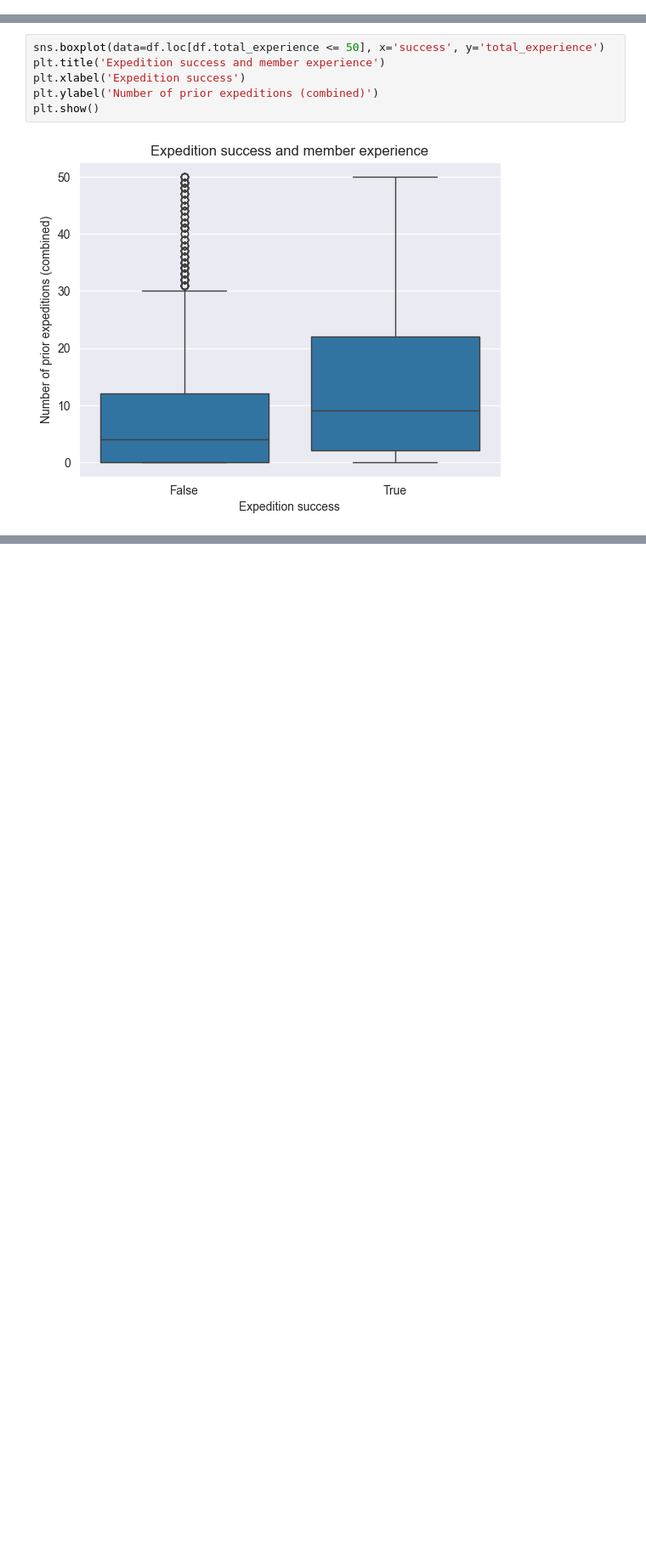
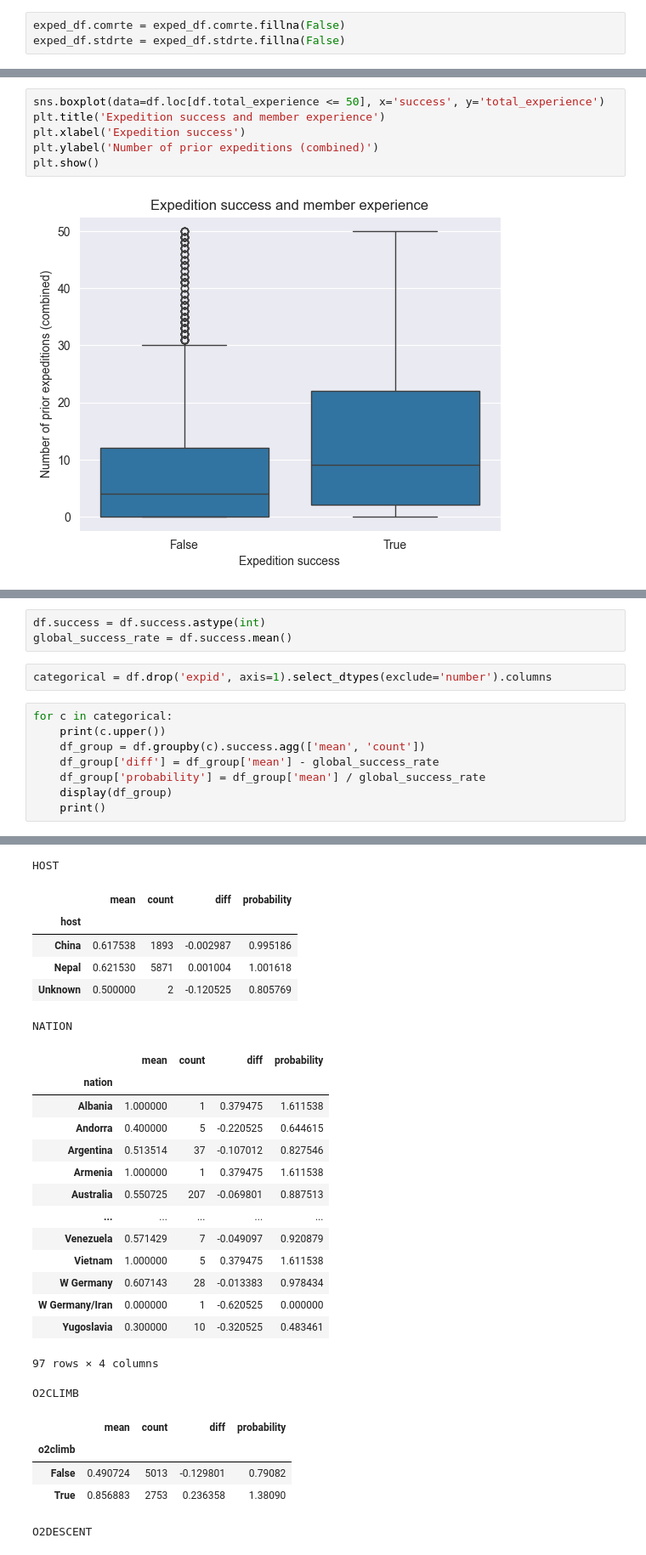
Before and after one commit to bastien-winant/ml-zoomcamp, a Jupyter notebook: midterm/notebook.ipynb, the cells around one changed output, grey strips where cells are left out. Shown at 85% size. Saved outputs shown, nothing was run; the diff lists cells and outputs as text; blank space fills up the shorter version.

Commit message:
success ratio and mutual information

```diff
--- a/midterm/notebook.ipynb
+++ b/midterm/notebook.ipynb
@@ -137,6 +138,9 @@ exped_df = exped_df.loc[exped_df.ascent_route.isin(common_routes)]
 
 # keep only recent expeditions
 exped_df = exped_df.loc[exped_df.year >= 1980]
+# %%
+exped_df.comrte = exped_df.comrte.fillna(False)
+exped_df.stdrte = exped_df.stdrte.fillna(False)
 # %%
 exped_df.shape
 # %% [output]
@@ -379,0 +396,14 @@ plt.show()
+# %%
+df.success = df.success.astype(int)
+global_success_rate = df.success.mean()
+# %%
+categorical = df.drop('expid', axis=1).select_dtypes(exclude='number').columns
+# %%
+for c in categorical:
+    print(c.upper())
+    df_group = df.groupby(c).success.agg(['mean', 'count'])
+    df_group['diff'] = df_group['mean'] - global_success_rate
+    df_group['probability'] = df_group['mean'] / global_success_rate
+    display(df_group)
+    print()
+# %% [output]
@@ -379,0 +417,27 @@ plt.show()
+HOST
+|  | mean | count | diff | probability |
+| host |  |  |  |  |
+| China | 0.617538 | 1893 | -0.002987 | 0.995186 |
+| Nepal | 0.621530 | 5871 | 0.001004 | 1.001618 |
+| Unknown | 0.500000 | 2 | -0.120525 | 0.805769 |
+NATION
+|  | mean | count | diff | probability |
+| nation |  |  |  |  |
+| Albania | 1.000000 | 1 | 0.379475 | 1.611538 |
+| Andorra | 0.400000 | 5 | -0.220525 | 0.644615 |
+| Argentina | 0.513514 | 37 | -0.107012 | 0.827546 |
+| Armenia | 1.000000 | 1 | 0.379475 | 1.611538 |
+| Australia | 0.550725 | 207 | -0.069801 | 0.887513 |
+| ... | ... | ... | ... | ... |
+| Venezuela | 0.571429 | 7 | -0.049097 | 0.920879 |
+| Vietnam | 1.000000 | 5 | 0.379475 | 1.611538 |
+| W Germany | 0.607143 | 28 | -0.013383 | 0.978434 |
+| W Germany/Iran | 0.000000 | 1 | -0.620525 | 0.000000 |
+| Yugoslavia | 0.300000 | 10 | -0.320525 | 0.483461 |
+97 rows × 4 columns
+O2CLIMB
+|  | mean | count | diff | probability |
+| o2climb |  |  |  |  |
+| False | 0.490724 | 5013 | -0.129801 | 0.79082 |
+| True | 0.856883 | 2753 | 0.236358 | 1.38090 |
+O2DESCENT
```
Also changed, not shown: parts of 11 cells of this notebook.
